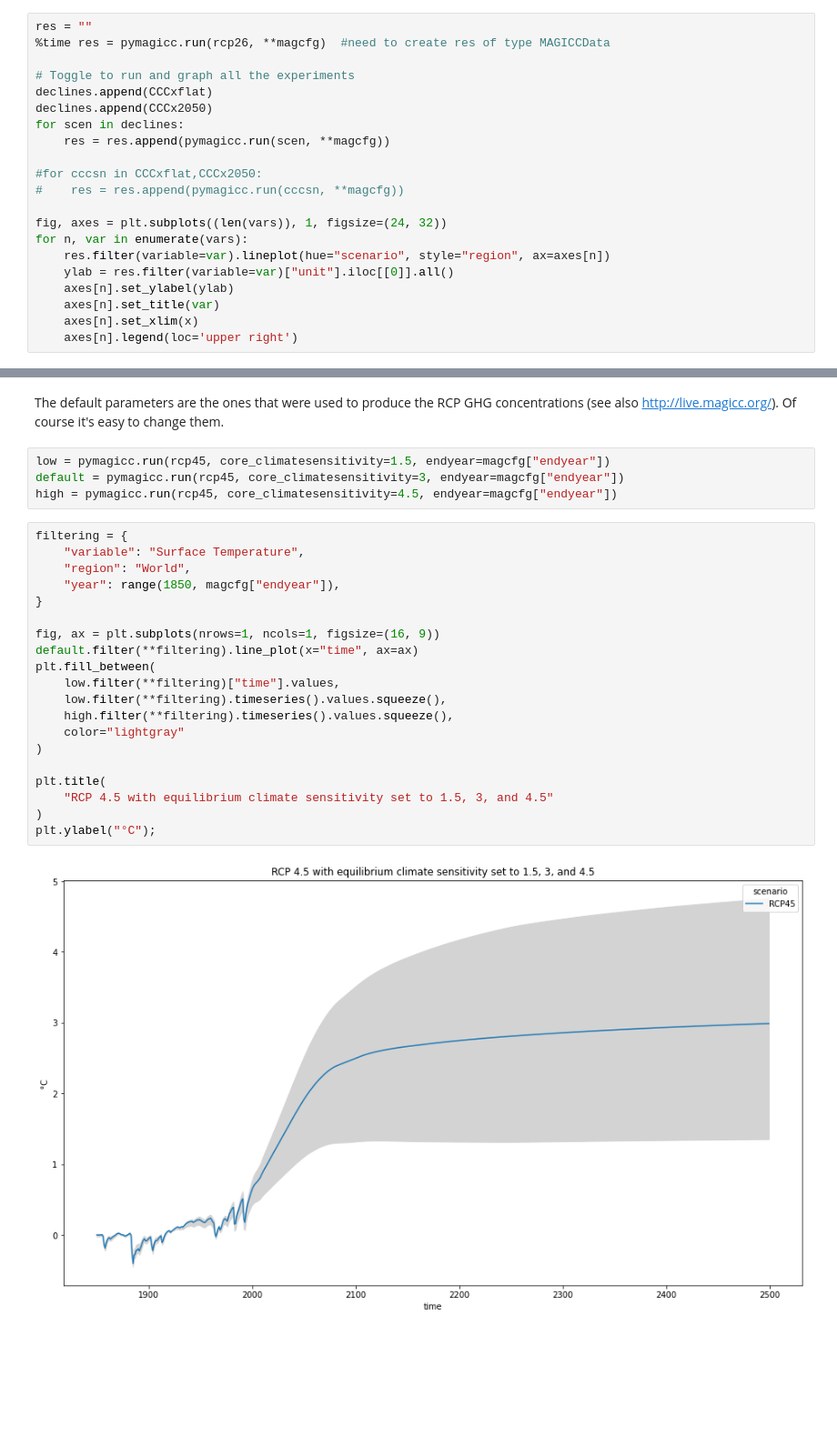
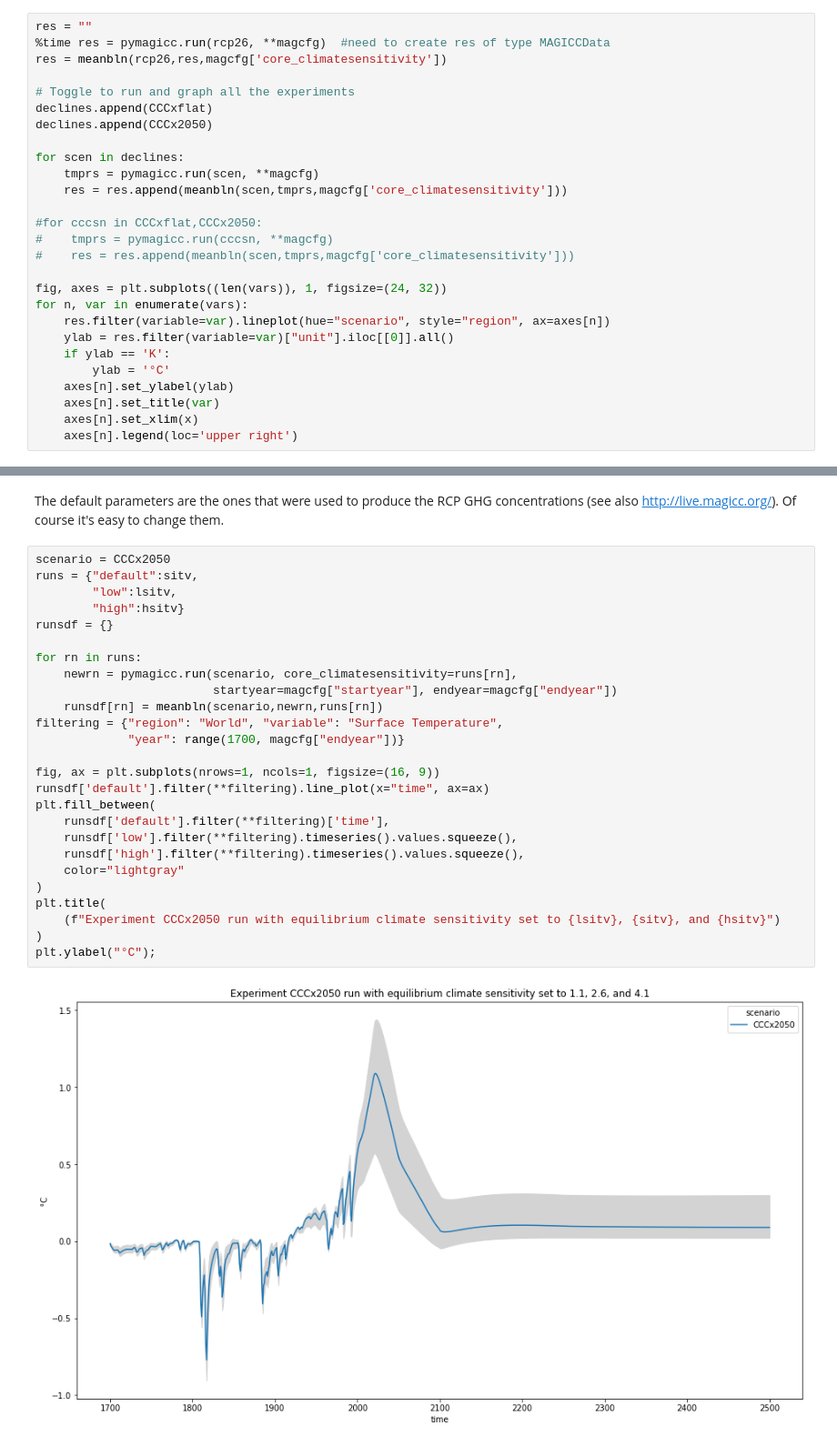
Before and after one commit to hsbay/cdrmex, a Jupyter notebook: ONCtests.ipynb, the cells around one changed output, grey strips where cells are left out. Shown at 91% size. Drawn from its saved outputs; the diff is of its cells as text; blank space fills up the shorter version.

Commit message:
Recompute zero axis for temperature data to the mean temperature of 1720-1800.

```diff
--- a/ONCtests.ipynb
+++ b/ONCtests.ipynb
@@ -281,20 +343,26 @@ x = (datetime(1765, 1, 1), datetime(magcfg["endyear"], 1, 1))
 # %%
 res = ""
 %time res = pymagicc.run(rcp26, **magcfg)  #need to create res of type MAGICCData
+res = meanbln(rcp26,res,magcfg['core_climatesensitivity'])
 
 # Toggle to run and graph all the experiments
 declines.append(CCCxflat)
 declines.append(CCCx2050)
+
 for scen in declines:
-    res = res.append(pymagicc.run(scen, **magcfg))
+    tmprs = pymagicc.run(scen, **magcfg)
+    res = res.append(meanbln(scen,tmprs,magcfg['core_climatesensitivity']))
 
 #for cccsn in CCCxflat,CCCx2050:
-#    res = res.append(pymagicc.run(cccsn, **magcfg))
+#    tmprs = pymagicc.run(cccsn, **magcfg)
+#    res = res.append(meanbln(scen,tmprs,magcfg['core_climatesensitivity']))
 
 fig, axes = plt.subplots((len(vars)), 1, figsize=(24, 32))
 for n, var in enumerate(vars):
     res.filter(variable=var).lineplot(hue="scenario", style="region", ax=axes[n])
     ylab = res.filter(variable=var)["unit"].iloc[[0]].all()
+    if ylab == 'K':
+        ylab = '°C'
     axes[n].set_ylabel(ylab)
     axes[n].set_title(var)
     axes[n].set_xlim(x)
@@ -353,29 +415,31 @@ dtype: float64
 |  |  |  | CCCx2050 | not_relevant | ppm | Atmospheric Concentrations|CO2 | True | ... |
 # %% [markdown]
 The default parameters are the ones that were used to produce the RCP GHG concentrations (see also http://live.magicc.org/). Of course it's easy to change them.
-# %%
-low = pymagicc.run(rcp45, core_climatesensitivity=1.5, endyear=magcfg["endyear"])
-default = pymagicc.run(rcp45, core_climatesensitivity=3, endyear=magcfg["endyear"])
-high = pymagicc.run(rcp45, core_climatesensitivity=4.5, endyear=magcfg["endyear"])
 # %%
-filtering = {
-    "variable": "Surface Temperature",
-    "region": "World",
-    "year": range(1850, magcfg["endyear"]),
-}
+scenario = CCCx2050
+runs = {"default":sitv,
+        "low":lsitv,
+        "high":hsitv}
+runsdf = {}
+
+for rn in runs:
+    newrn = pymagicc.run(scenario, core_climatesensitivity=runs[rn],
+                         startyear=magcfg["startyear"], endyear=magcfg["endyear"])
+    runsdf[rn] = meanbln(scenario,newrn,runs[rn])
+filtering = {"region": "World", "variable": "Surface Temperature",
+             "year": range(1700, magcfg["endyear"])}
 
 fig, ax = plt.subplots(nrows=1, ncols=1, figsize=(16, 9))
-default.filter(**filtering).line_plot(x="time", ax=ax)
+runsdf['default'].filter(**filtering).line_plot(x="time", ax=ax)
 plt.fill_between(
-    low.filter(**filtering)["time"].values,
-    low.filter(**filtering).timeseries().values.squeeze(),
-    high.filter(**filtering).timeseries().values.squeeze(),
+    runsdf['default'].filter(**filtering)['time'],
+    runsdf['low'].filter(**filtering).timeseries().values.squeeze(),
+    runsdf['high'].filter(**filtering).timeseries().values.squeeze(),
     color="lightgray"
 )
-
 plt.title(
-    "RCP 4.5 with equilibrium climate sensitivity set to 1.5, 3, and 4.5"
+    (f"Experiment CCCx2050 run with equilibrium climate sensitivity set to {lsitv}, {sitv}, and {hsitv}")
 )
 plt.ylabel("°C");
 # %% [output]
-[figure, old version]
+[figure, new version]
```
Also changed, not shown: parts of 16 cells of this notebook.
